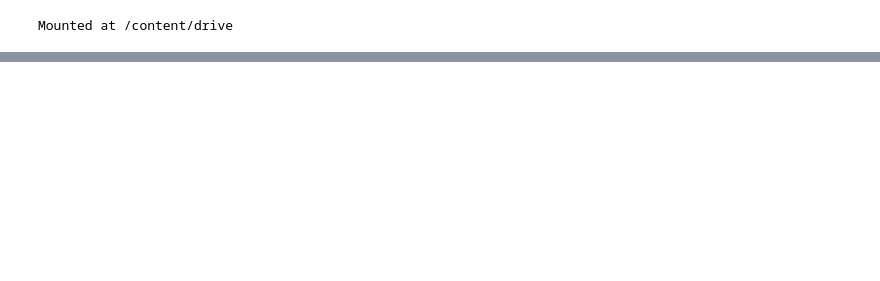
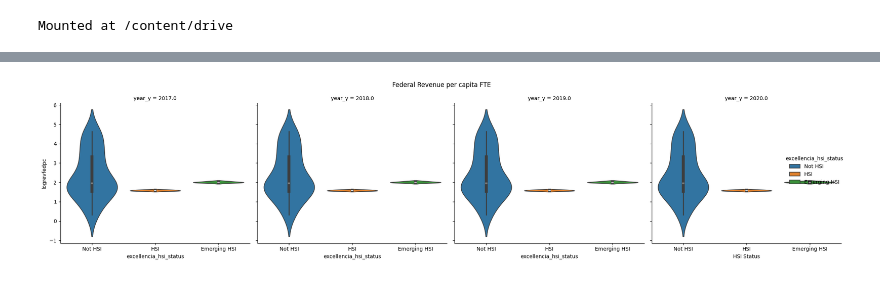
Before and after one commit to awagler2/NODE, a Jupyter notebook: viz_production.ipynb, the cells around one changed output, grey strips where cells are left out. Cells and saved outputs as stored; diff of their text form; code cells hidden in the pictures; blank space fills up the shorter version.

```diff
--- a/viz_production.ipynb
+++ b/viz_production.ipynb
@@ -386,0 +379,16 @@ plt.show()
+# %%
+g=sns.catplot(data=df2, x="excellencia_hsi_status", y="logrevfedpc", col="year_y",hue="excellencia_hsi_status", kind="violin")
+
+plt.xlabel('HSI Status')
+plt.ylabel('Proportion')
+# Add a title to the entire figure
+g.fig.suptitle("Federal Revenue per capita FTE")
+
+# Adjust the position of the title (optional)
+g.fig.subplots_adjust(top=0.85)
+# Add other customizations like y-axis ticks, labels, etc. as needed
+
+plt.tight_layout()
+plt.show()
+# %% [output]
+[figure, added]
```
Also changed, not shown: parts of 42 cells of this notebook.
